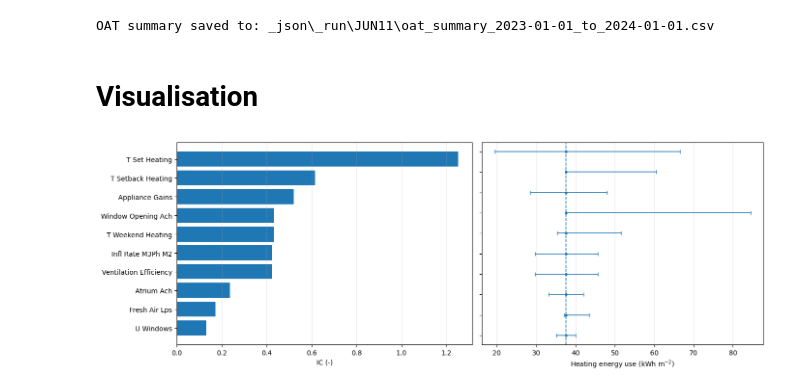
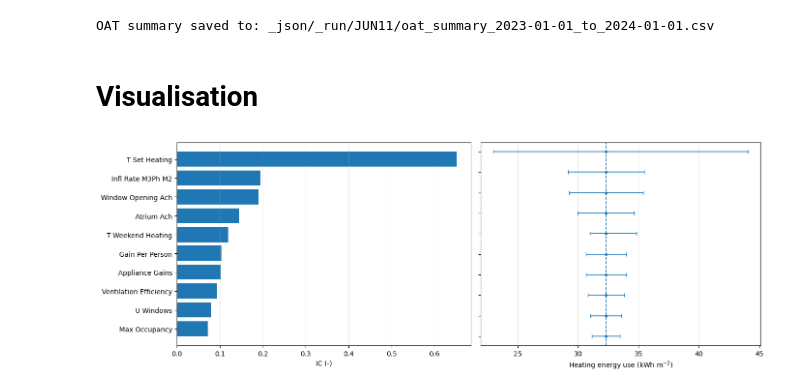
Before and after one commit to RuiBoGithub/RC_br, a Jupyter notebook: _1_oat.ipynb, the cells around one changed output. Saved outputs shown, nothing was run; the diff lists cells and outputs as text; code cells hidden in the pictures.

```diff
--- a/_1_oat.ipynb
+++ b/_1_oat.ipynb
@@ -1,6 +1,7 @@
 # %%
 DATE = 'JUN11'
 default_json  = '_json/default_params.json'
+controller_mode = 'occupancy'
 # %%
 from pathlib import Path
 import sys
@@ -149,12 +54,12 @@ oat_results, oat_euis, oat_summary = run_oat_from_uq_json(
     uq_json_path,
     DEFAULT_PARAMS,
     save_dir = save_dir,
-    controller_mode="original",
+    controller_mode=controller_mode,
     period_start="2023-01-01",
     period_end="2024-01-01",
 )
 # %% [output]
-OAT summary saved to: _json\_run\JUN11\oat_summary_2023-01-01_to_2024-01-01.csv
+OAT summary saved to: _json/_run/JUN11/oat_summary_2023-01-01_to_2024-01-01.csv
 # %% [markdown]
 # Visualisation
 # %%
@@ -163,10 +68,7 @@ def plot_oat_summary(
     metric="heating_eui",
     reference_value=None,
     top_n=10,
-    param_labels=None,
-    title_left="IC (-)",
-    title_right=r"Heating energy use (kWh m$^{-2}$)",
-    figsize=(14, 5),
+    param_labels=None
 ):
     df = oat_summary.copy()
 
@@ -202,7 +104,7 @@ def plot_oat_summary(
     plot_df = plot_df.iloc[::-1]
     fig, (ax1, ax2) = plt.subplots(
         1, 2,
-        figsize=figsize,
+        figsize=(14, 5),
         gridspec_kw={"width_ratios": [1.05, 1.0]}
     )
 
@@ -210,7 +112,7 @@ def plot_oat_summary(
     ax1.barh(y, plot_df["IC"])
     ax1.set_yticks(y)
     ax1.set_yticklabels(plot_df["label"])
-    ax1.set_xlabel(title_left)
+    ax1.set_xlabel("IC (-)")
     ax1.grid(True, axis="x", alpha=0.3)
     xmin = np.minimum(plot_df["min_val"], baseline_value)
     xmax = np.maximum(plot_df["max_val"], baseline_value)
@@ -222,35 +124,33 @@ def plot_oat_summary(
         x=np.full(len(plot_df), baseline_value),
         y=y,
         xerr=[xerr_left, xerr_right],
         fmt="o",
         capsize=3,
         linewidth=1.2,
         markersize=3,
     )
 
     ax2.set_yticks(y)
     ax2.set_yticklabels([])
-    ax2.set_xlabel(title_right)
+    ax2.set_xlabel(r"Heating energy use (kWh m$^{-2}$)")
     ax2.grid(True, axis="x", alpha=0.3)
 
     if reference_value is None:
         reference_value = baseline_value
 
     ax2.axvline(reference_value, linestyle="--", linewidth=1.2)
 
     plt.tight_layout()
     plt.show()
 
     return plot_df
 
 plot_df = plot_oat_summary(
     oat_summary=oat_summary,
     metric="heating_eui",
     reference_value=None,
     top_n=10,
-    param_labels=None,
-    title_left="IC (-)",
-    title_right=r"Heating energy use (kWh m$^{-2}$)",
+    param_labels=None
 )
 # %% [output]
-[figure, old version]
+[figure, new version]
```
Also changed, not shown: parts of 5 cells of this notebook, 13 other files.
